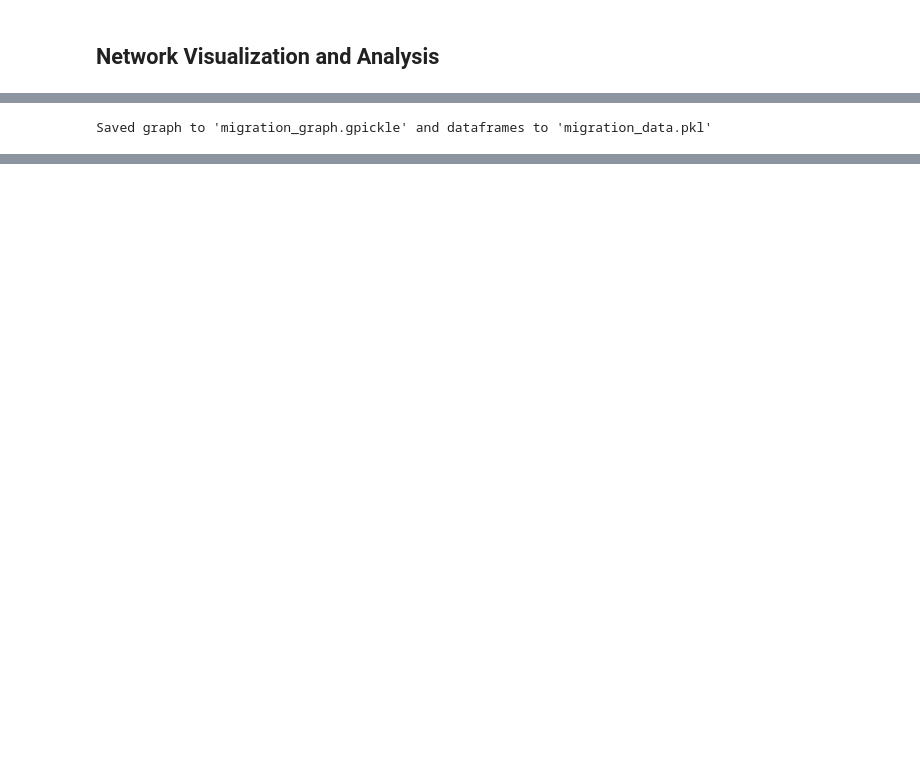
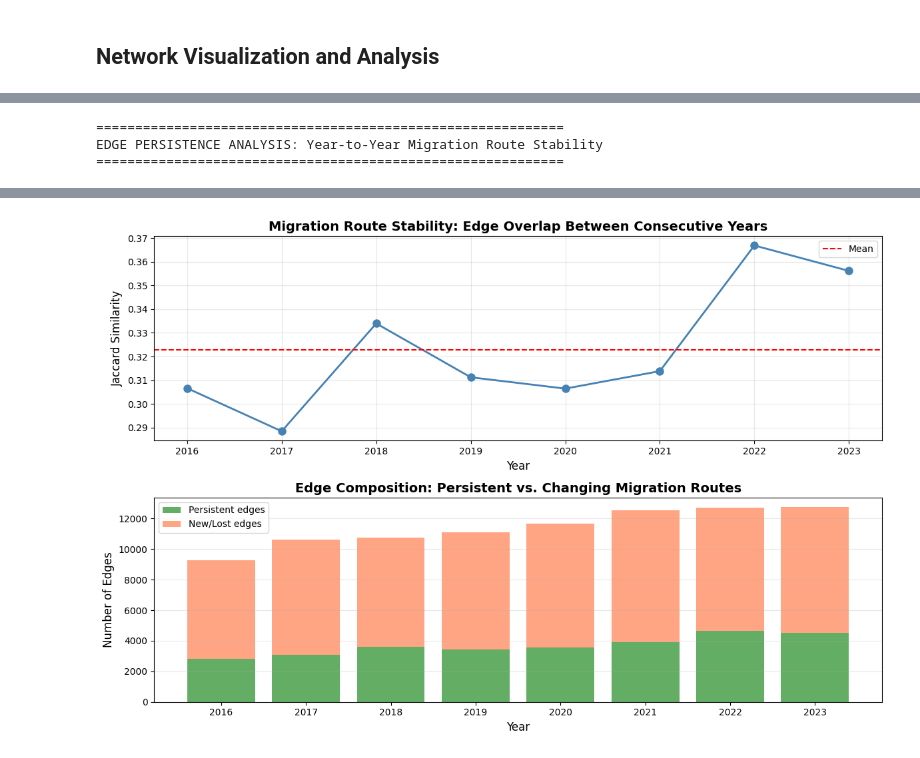
Before and after one commit to manasi2905/Climate-Change-Driven-Bird-Migration, a Jupyter notebook: intial_analysis_multispecies_2.ipynb, the cells around one changed output, grey strips where cells are left out. Cells and saved outputs as stored; diff of their text form; code cells hidden in the pictures; blank space fills up the shorter version.

Commit message:
Fixed clustering, network creation logic, added community detection

```diff
--- a/intial_analysis_multispecies_2.ipynb
+++ b/intial_analysis_multispecies_2.ipynb
@@ -465,0 +589,3 @@ Cluster 0 (San Martín) -> Cluster 34 (Pichincha): weight=1
+# %%
+for y in [2015, 2025]:
+    graphs_by_year.pop(y, None)
@@ -695,18 +771,0 @@ Data exported to 'migration_nodes.csv' and 'migration_edges.csv'
-# %%
-# 1) Save the NetworkX graph with all attributes (G is your graph)
-with open("migration_graph.gpickle", "wb") as f:
-    pickle.dump(G, f, protocol=pickle.HIGHEST_PROTOCOL)
-
-# 2) Optionally also pickle key dataframes for quick reload later
-to_save = {
-    "key_nodes_df": key_nodes_df,
-    "edges_df": edges_df,
-    "temporal_changes": temporal_changes,
-}
-
-with open("migration_data.pkl", "wb") as f:
-    pickle.dump(to_save, f, protocol=pickle.HIGHEST_PROTOCOL)
-
-print("Saved graph to 'migration_graph.gpickle' and dataframes to 'migration_data.pkl'")
-# %% [output]
-Saved graph to 'migration_graph.gpickle' and dataframes to 'migration_data.pkl'
@@ -712,0 +793,56 @@ Saved graph to 'migration_graph.gpickle' and dataframes to 'migration_data.pkl'
+# %%
+# Run the edge persistence analysis
+persistence_df = compute_edge_persistence(graphs_by_year)
+
+# Display the results
+print("=" * 60)
+print("EDGE PERSISTENCE ANALYSIS: Year-to-Year Migration Route Stability")
+print("=" * 60)
+display(persistence_df)
+
+# Summary statistics
+print("\n" + "=" * 60)
+print("SUMMARY STATISTICS")
+print("=" * 60)
+print(f"Average Jaccard similarity: {persistence_df['jaccard'].mean():.3f}")
+print(f"Minimum Jaccard similarity: {persistence_df['jaccard'].min():.3f} (year {persistence_df.loc[persistence_df['jaccard'].idxmin(), 'year']})")
+print(f"Maximum Jaccard similarity: {persistence_df['jaccard'].max():.3f} (year {persistence_df.loc[persistence_df['jaccard'].idxmax(), 'year']})")
+print(f"\nAverage persistent edges: {persistence_df['persistent_edges'].mean():.1f}")
+print(f"Average edge turnover: {(1 - persistence_df['jaccard'].mean()) * 100:.1f}%")
+
+# Visualize edge persistence over time
+fig, axes = plt.subplots(2, 1, figsize=(12, 8))
+
+# Plot 1: Jaccard similarity over time
+axes[0].plot(persistence_df['year'], persistence_df['jaccard'],
+             marker='o', linewidth=2, markersize=8, color='steelblue')
+axes[0].axhline(y=persistence_df['jaccard'].mean(),
+                color='red', linestyle='--', label='Mean')
+axes[0].set_xlabel('Year', fontsize=12)
+axes[0].set_ylabel('Jaccard Similarity', fontsize=12)
+axes[0].set_title('Migration Route Stability: Edge Overlap Between Consecutive Years',
+                  fontsize=14, fontweight='bold')
+axes[0].legend()
+axes[0].grid(True, alpha=0.3)
+
+# Plot 2: Persistent vs New edges
+persistence_df['new_or_lost_edges'] = persistence_df['total_edges'] - persistence_df['persistent_edges']
+
+axes[1].bar(persistence_df['year'], persistence_df['persistent_edges'],
+            label='Persistent edges', color='forestgreen', alpha=0.7)
+axes[1].bar(persistence_df['year'], persistence_df['new_or_lost_edges'],
+            bottom=persistence_df['persistent_edges'],
+            label='New/Lost edges', color='coral', alpha=0.7)
+axes[1].set_xlabel('Year', fontsize=12)
+axes[1].set_ylabel('Number of Edges', fontsize=12)
+axes[1].set_title('Edge Composition: Persistent vs. Changing Migration Routes',
+                  fontsize=14, fontweight='bold')
+axes[1].legend()
+axes[1].grid(True, alpha=0.3, axis='y')
+
+plt.tight_layout()
+plt.show()
+# %% [output]
+============================================================
+EDGE PERSISTENCE ANALYSIS: Year-to-Year Migration Route Stability
+============================================================
@@ -712,0 +867 @@ Saved graph to 'migration_graph.gpickle' and dataframes to 'migration_data.pkl'
+[figure, added]
```
Also changed, not shown: parts of 74 cells of this notebook, 7 other files.
